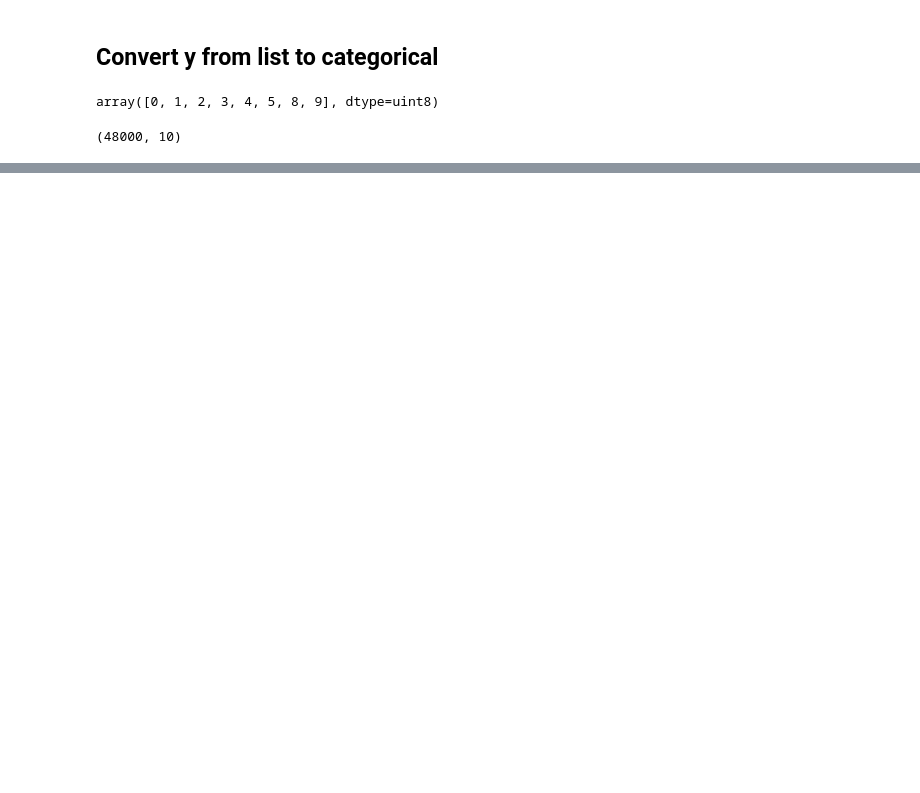
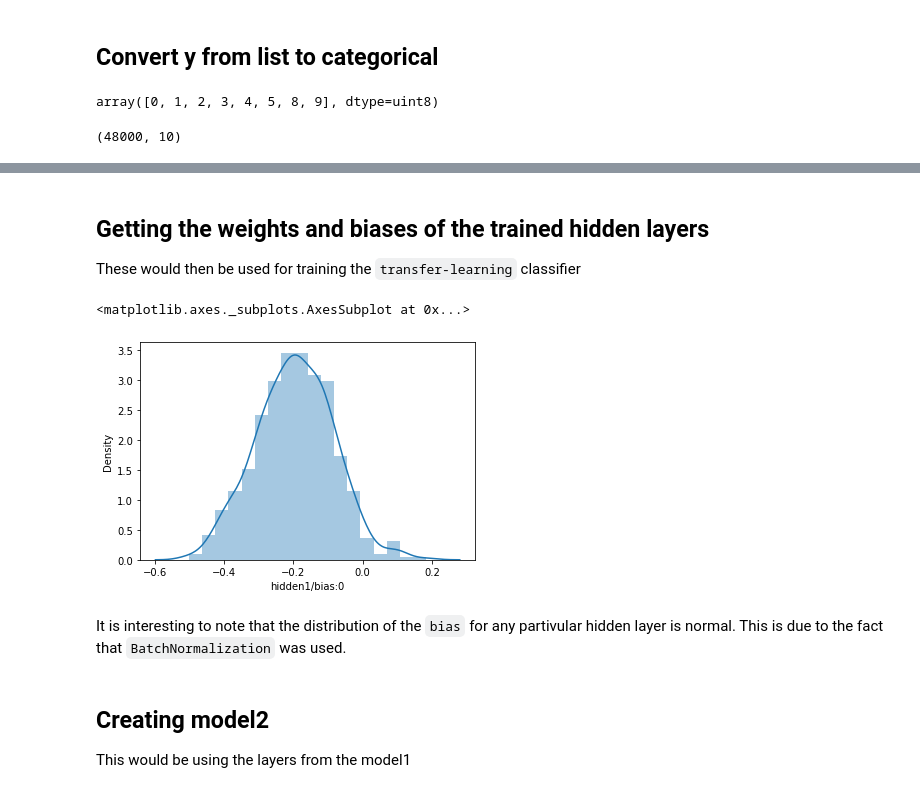
Before and after one commit to rahuljungbahadur/hands_on_ml_book, a Jupyter notebook: fashionMNIST_transfer_learning.ipynb, the cells around one changed output, grey strips where cells are left out. Cells and saved outputs as stored; diff of their text form; code cells hidden in the pictures; blank space fills up the shorter version.

```diff
--- a/fashionMNIST_transfer_learning.ipynb
+++ b/fashionMNIST_transfer_learning.ipynb
@@ -163,7 +163,7 @@ hidden3 = Dense(50, activation=elu)(batch_norm3)
 batch_norm4 = BatchNormalization(name='batchNorm4')(hidden3)
 
 ## output layer
-output_layer = Dense(8, activation=softmax)(batch_norm4)
+output_layer = Dense(10, activation=softmax)(batch_norm4)
 
 model1 = Model(inputs=[input_layer], outputs=[output_layer])
 # %%
@@ -196,6 +196,7 @@ np.unique(y_train_main)
 array([0, 1, 2, 3, 4, 5, 8, 9], dtype=uint8)
 # %%
 y_train_main2 = to_categorical(y_train_main)
+y_test_main2 = to_categorical(y_test_main)
 # %%
 y_train_main2.shape
 # %% [output]
@@ -202,0 +208,5 @@ y_train_main2.shape
+# %%
+earlyStop = EarlyStopping(patience=5)
+modelcp = ModelCheckpoint(filepath='/saved_models/FasionMnistMainModel.h5', save_best_only=True)
+# %%
+model1.fit(x=X_train_main, y=y_train_main2, epochs=100, callbacks=[earlyStop, modelcp], validation_data=(X_test_main, y_test_main2))
@@ -202,0 +268,15 @@ y_train_main2.shape
+# %% [markdown]
+## Getting the weights and biases of the trained hidden layers
+
+These would then be used for training the `transfer-learning` classifier
+# %%
+sns.distplot(model1.layers[3].bias)
+# %% [output]
+<matplotlib.axes._subplots.AxesSubplot at 0x...>
+[figure, added]
+# %% [markdown]
+It is interesting to note that the distribution of the `bias` for any partivular hidden layer is normal. This is due to the fact that `BatchNormalization` was used.
+# %% [markdown]
+## Creating model2
+
+This would be using the layers from the model1
```
Also changed, not shown: parts of 16 cells of this notebook.
